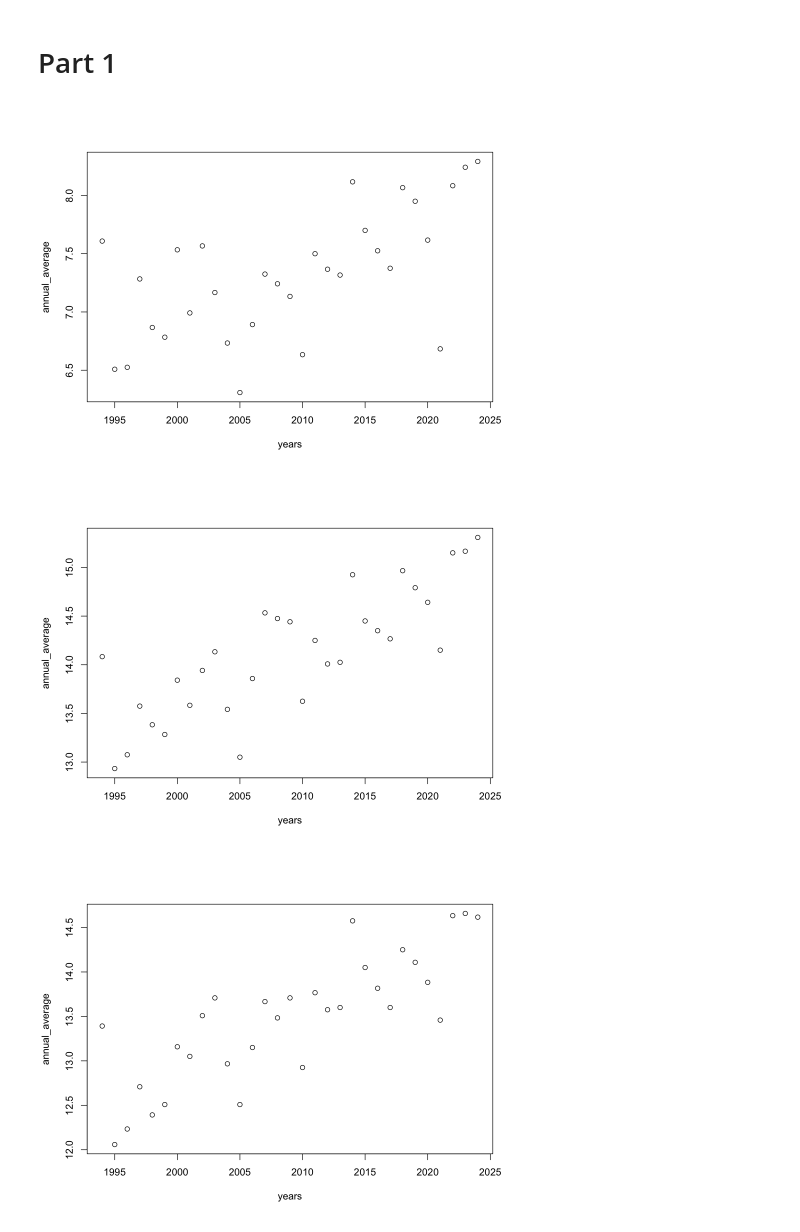
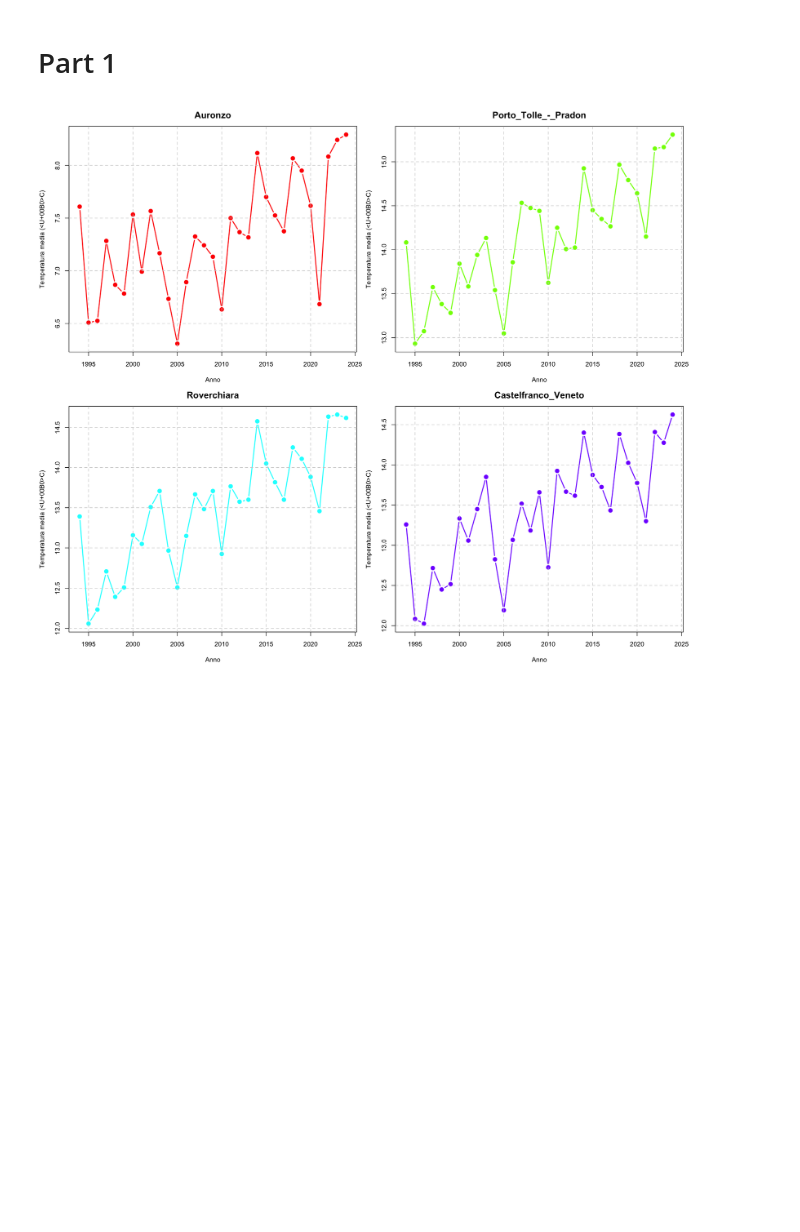
Before and after one commit to RaffaeleSabatini/ASPA_Proj07, a Jupyter notebook: main.ipynb, the cells around one changed output. Saved outputs shown, nothing was run; the diff lists cells and outputs as text; code cells hidden in the pictures; blank space fills up the shorter version.

Commit message:
Trend annuali

```diff
--- a/main.ipynb
+++ b/main.ipynb
@@ -33,7 +33,7 @@ extract_dataset <- function(directory, city_list) {
     months <- c('GEN', 'FEB', 'MAR', 'APR', 'MAG', 'GIU', 'LUG', 'AGO', 'SET', 'OTT', 'NOV', 'DIC')
 
     for (city in city_list) {
-        dataset_city <- read.csv(paste0(directory, "/", city, ".csv"), header = FALSE, sep = ";", stringsAsFactors = FALSE)
+        dataset_city <- read.csv(paste0(directory, "/", city, ".csv"), header = FALSE, sep = ";")
 
         extracted_ds <- list()
 
@@ -218,17 +202,27 @@ legend("topright", legend = c("Tmin", "Tmax", "Tavg"),
 # %% [markdown]
 # Part 1
 # %%
-options(repr.plot.width=8, repr.plot.height=6)
+options(repr.plot.width=14, repr.plot.height=12)
 
 years <- 1994:2024
-par(mfrow = c(2,2), bg = "")
+par(mfrow = c(2,2), bg = "white", mar=c(4,4,3,1))  # margini migliorati
 
-for (name in stations_names) {
+# Palette di colori piacevole
+colors <- rainbow(length(stations_names))
+
+for (i in seq_along(stations_names)) {
+    name <- stations_names[i]
+
+    # Calcolo media annuale
     annual_average <- rowMeans(dataset[[name]][["Temperatura aria a 2m (_C) media delle medie"]])
 
-    plot(years, annual_average)
+    # Plot migliorato
+    plot(years, annual_average, type="b", pch=19, col=colors[i],
+         lwd=2, cex=1.2,
+         main=name, font.main=2, cex.main=1.4,
+         xlab="Anno", ylab="Temperatura media (°C)")
+
+    grid(col="gray80", lty=2)  # aggiunge griglia leggera
 }
 # %% [output]
-[figure, old version]
+[figure, new version]
-[figure, removed]
-[figure, removed]
```
Also changed, not shown: parts of 2 cells of this notebook.
